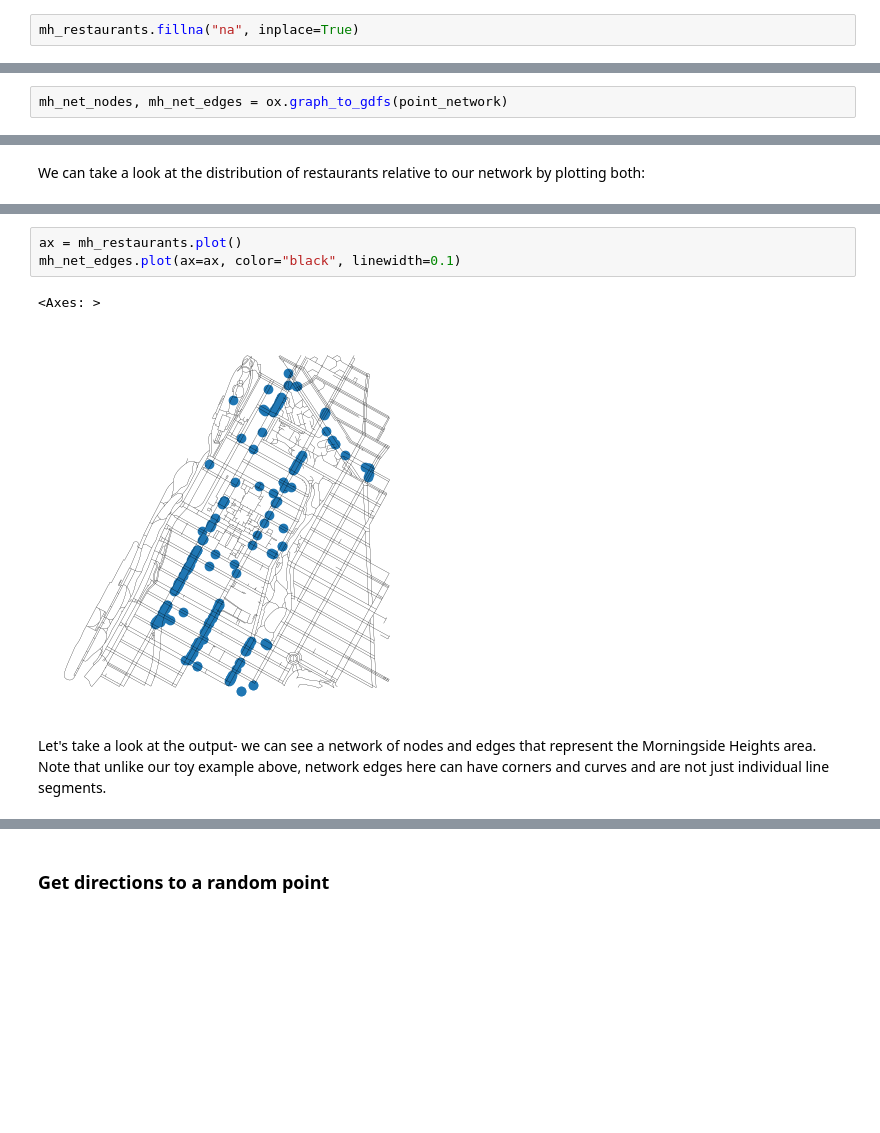
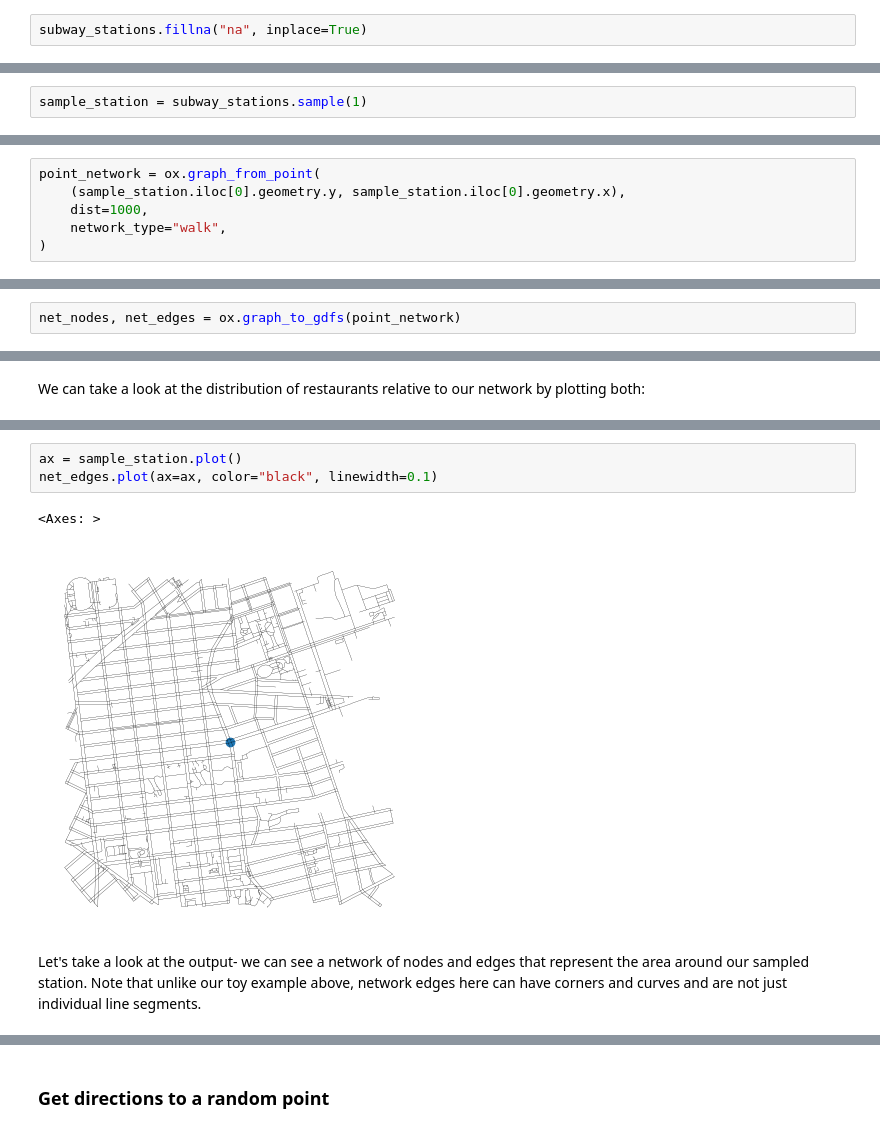
Before and after one commit to mapping-systems/cdp-mapping-systems, a Jupyter notebook: content/Tutorials/04_networks.ipynb, the cells around one changed output, grey strips where cells are left out. Saved outputs shown, nothing was run; the diff lists cells and outputs as text; blank space fills up the shorter version.

Commit message:
reprise networks tutorial

```diff
--- a/content/Tutorials/04_networks.ipynb
+++ b/content/Tutorials/04_networks.ipynb
@@ -215,5 +229,5 @@ mh_restaurants = gpd.GeoDataFrame(
     ),
 )
 # %%
-mh_restaurants.fillna("na", inplace=True)
+subway_stations.fillna("na", inplace=True)
 # %% [output]
@@ -311,0 +322,2 @@ point_network = ox.graph_from_address(
+# %%
+sample_station = subway_stations.sample(1)
@@ -312,3 +330,9 @@ point_network = ox.graph_from_address(
+# %%
+point_network = ox.graph_from_point(
+    (sample_station.iloc[0].geometry.y, sample_station.iloc[0].geometry.x),
+    dist=1000,
+    network_type="walk",
+)
 # %% [markdown]
 We can confirm that the result is a `networkx` multidirectional (`MultiDiGraph`) graph object:
 # %%
@@ -318,7 +342,7 @@ point_network
 # %% [markdown]
 ...and we can extract the nodes and edges of that network out as geodataframes:
 # %%
-mh_net_nodes, mh_net_edges = ox.graph_to_gdfs(point_network)
+net_nodes, net_edges = ox.graph_to_gdfs(point_network)
 # %% [markdown]
 By inspecting the results, we can see that each row is a street network segment with a number of properties, all derived from OSM data.
 # %%
@@ -336,9 +366,9 @@ We can take a look at the distribution of restaurants relative to our network by
 # %%
-ax = mh_restaurants.plot()
-mh_net_edges.plot(ax=ax, color="black", linewidth=0.1)
+ax = sample_station.plot()
+net_edges.plot(ax=ax, color="black", linewidth=0.1)
 # %% [output]
 <Axes: >
-[figure, old version]
+[figure, new version]
 # %% [markdown]
-Let's take a look at the output- we can see a network of nodes and edges that represent the Morningside Heights area. Note that unlike our toy example above, network edges here can have corners and curves and are not just individual line segments.
+Let's take a look at the output- we can see a network of nodes and edges that represent the area around our sampled station. Note that unlike our toy example above, network edges here can have corners and curves and are not just individual line segments.
 # %%
```
Also changed, not shown: parts of 78 cells of this notebook.
